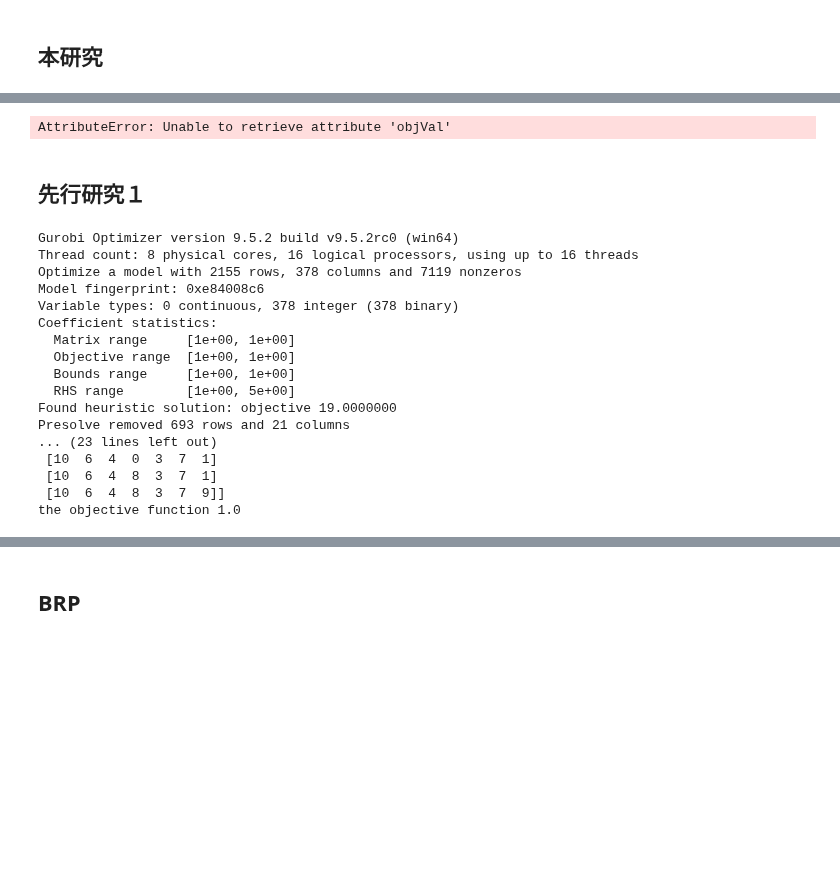
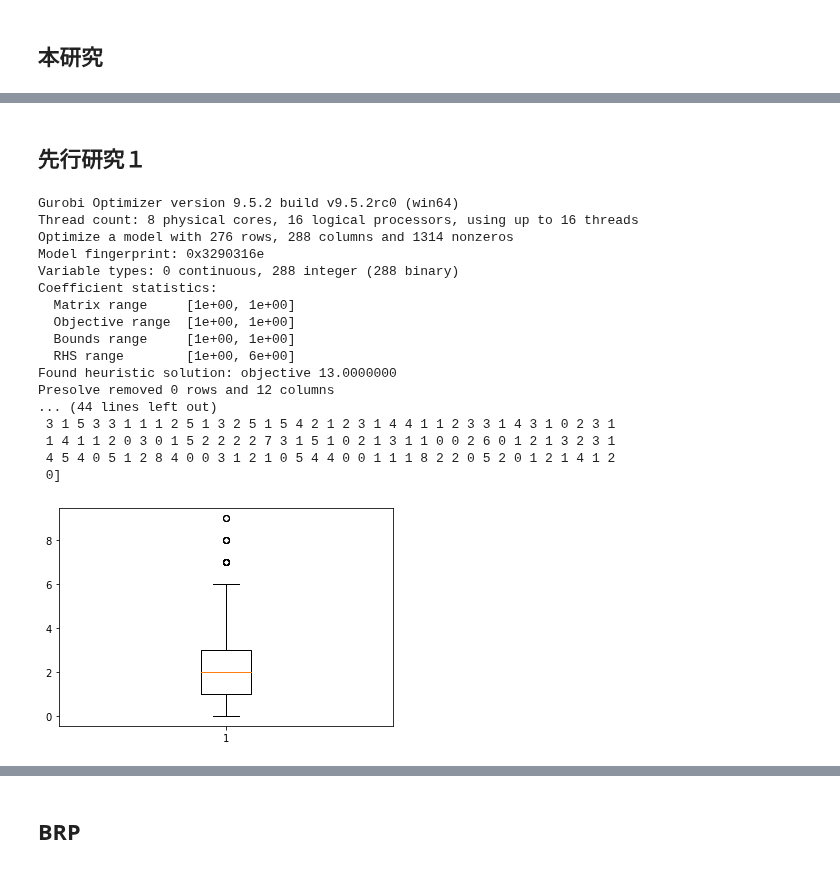
Before and after one commit to ikumadaiki/CPMP, a Jupyter notebook: compare.ipynb, the cells around one changed output, grey strips where cells are left out. Cells and saved outputs as stored; diff of their text form; code cells hidden in the pictures; blank space fills up the shorter version.

```diff
--- a/compare.ipynb
+++ b/compare.ipynb
@@ -166,2 +195,0 @@ Presolve time: 2.56s
-# %%
-O=[0, 1, 4, 3, 2, 6, 5, 7, 8, 9, 10]
@@ -182,17 +195,0 @@ a
-# %%
-# nと初期配置を変更しなければいけない
-ship_num=10
-stack_num=6
-height=6
-num=sum(n)
-
-O1=[i+1 for i in range(ship_num)]
-
-Q=[i+1 for i in range(stack_num)]
-L=[i+1 for i in range(height)]
-P=[i+1 for i in range(ship_num)]
-# I=[i+1 for i in range(num)]
-I=[i+1 for i in range(num)]
-f=stack_num*height-len(I)
-time = 3*len(I)
-T=[i+1 for i in range(time)]
@@ -254,5 +195,0 @@ m.setObjective(quicksum(v[len(I),t] for t in T),GRB.MAXIMIZE)
-# %%
-for j in range(stack_num):
-    for i in range(height-1,1,-1):
-        if result[i][j]!=0:
-            m.addConstr(b[height-i,j+1,result[i][j],1]==1)
@@ -279,8 +196,3 @@ Best objective -, best bound -, gap -
-# %%
-print("the objective function", len(T)-m.objVal)
-#   print("VaR=",alpha.X)
-# %% [output]
-AttributeError: Unable to retrieve attribute 'objVal'
 # %% [markdown]
 ## 先行研究１
 # %%
@@ -383,21 +340,26 @@ class Robust:
-# %%
-AI=Robust(10,7,5,n,7)
-# AI.solve()
-# %% [output]
-Gurobi Optimizer version 9.5.2 build v9.5.2rc0 (win64)
-Thread count: 8 physical cores, 16 logical processors, using up to 16 threads
-Optimize a model with 2155 rows, 378 columns and 7119 nonzeros
-Model fingerprint: 0xe84008c6
-Variable types: 0 continuous, 378 integer (378 binary)
-Coefficient statistics:
-  Matrix range     [1e+00, 1e+00]
-  Objective range  [1e+00, 1e+00]
-  Bounds range     [1e+00, 1e+00]
-  RHS range        [1e+00, 5e+00]
-Found heuristic solution: objective 19.0000000
-Presolve removed 693 rows and 21 columns
-... (23 lines left out)
- [10  6  4  0  3  7  1]
- [10  6  4  8  3  7  1]
- [10  6  4  8  3  7  9]]
-the objective function 1.0
+# %%
+ship_num=12
+stack_num=6
+height=6
+
+robust(ship_num,stack_num,height,n,1,1000)
+# AI.solve()
+# %% [output]
+Gurobi Optimizer version 9.5.2 build v9.5.2rc0 (win64)
+Thread count: 8 physical cores, 16 logical processors, using up to 16 threads
+Optimize a model with 276 rows, 288 columns and 1314 nonzeros
+Model fingerprint: 0x3290316e
+Variable types: 0 continuous, 288 integer (288 binary)
+Coefficient statistics:
+  Matrix range     [1e+00, 1e+00]
+  Objective range  [1e+00, 1e+00]
+  Bounds range     [1e+00, 1e+00]
+  RHS range        [1e+00, 6e+00]
+Found heuristic solution: objective 13.0000000
+Presolve removed 0 rows and 12 columns
+... (44 lines left out)
+ 3 1 5 3 3 1 1 1 2 5 1 3 2 5 1 5 4 2 1 2 3 1 4 4 1 1 2 3 3 1 4 3 1 0 2 3 1
+ 1 4 1 1 2 0 3 0 1 5 2 2 2 2 7 3 1 5 1 0 2 1 3 1 1 0 0 2 6 0 1 2 1 3 2 3 1
+ 4 5 4 0 5 1 2 8 4 0 0 3 1 2 1 0 5 4 4 0 0 1 1 1 8 2 2 0 5 2 0 1 2 1 4 1 2
+ 0]
+[figure, added]
```
Also changed, not shown: parts of 10 cells of this notebook.
